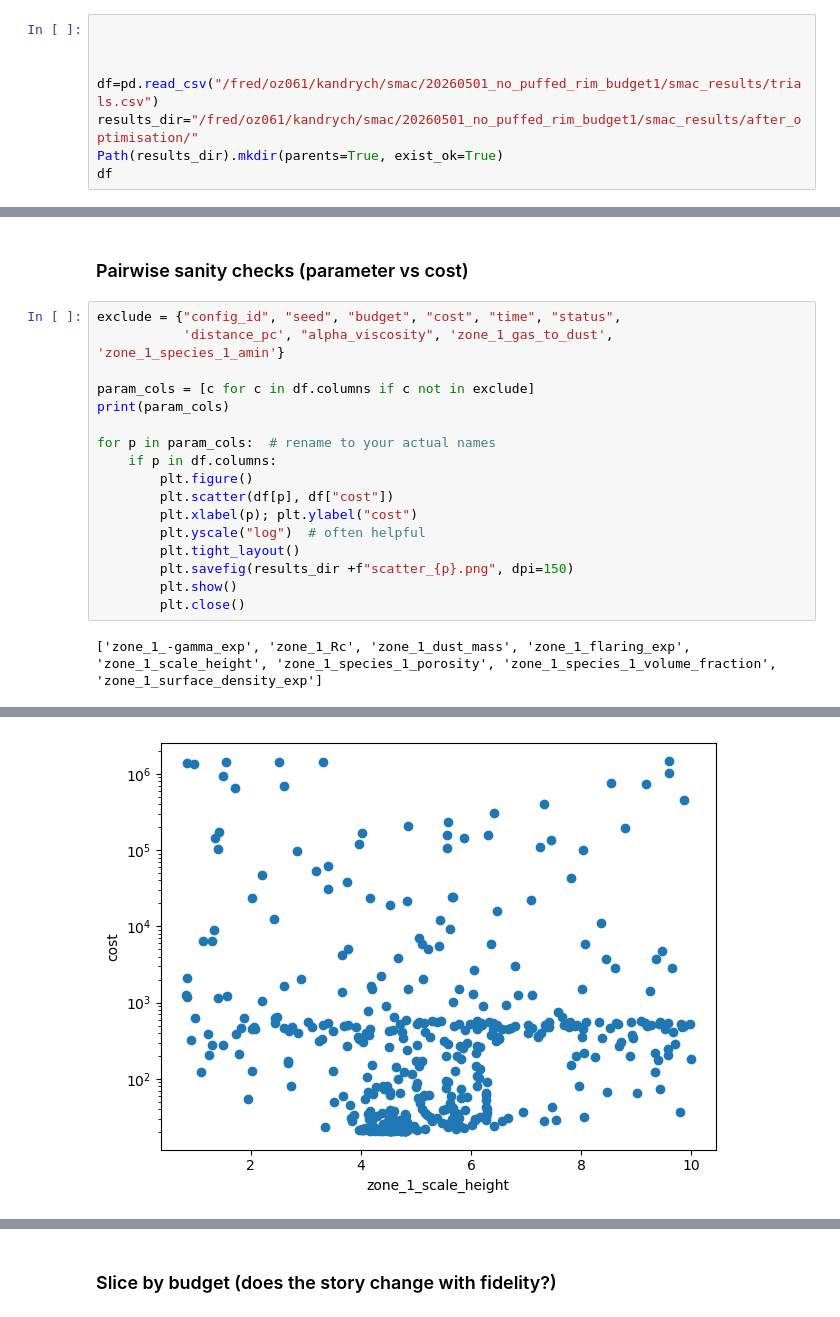
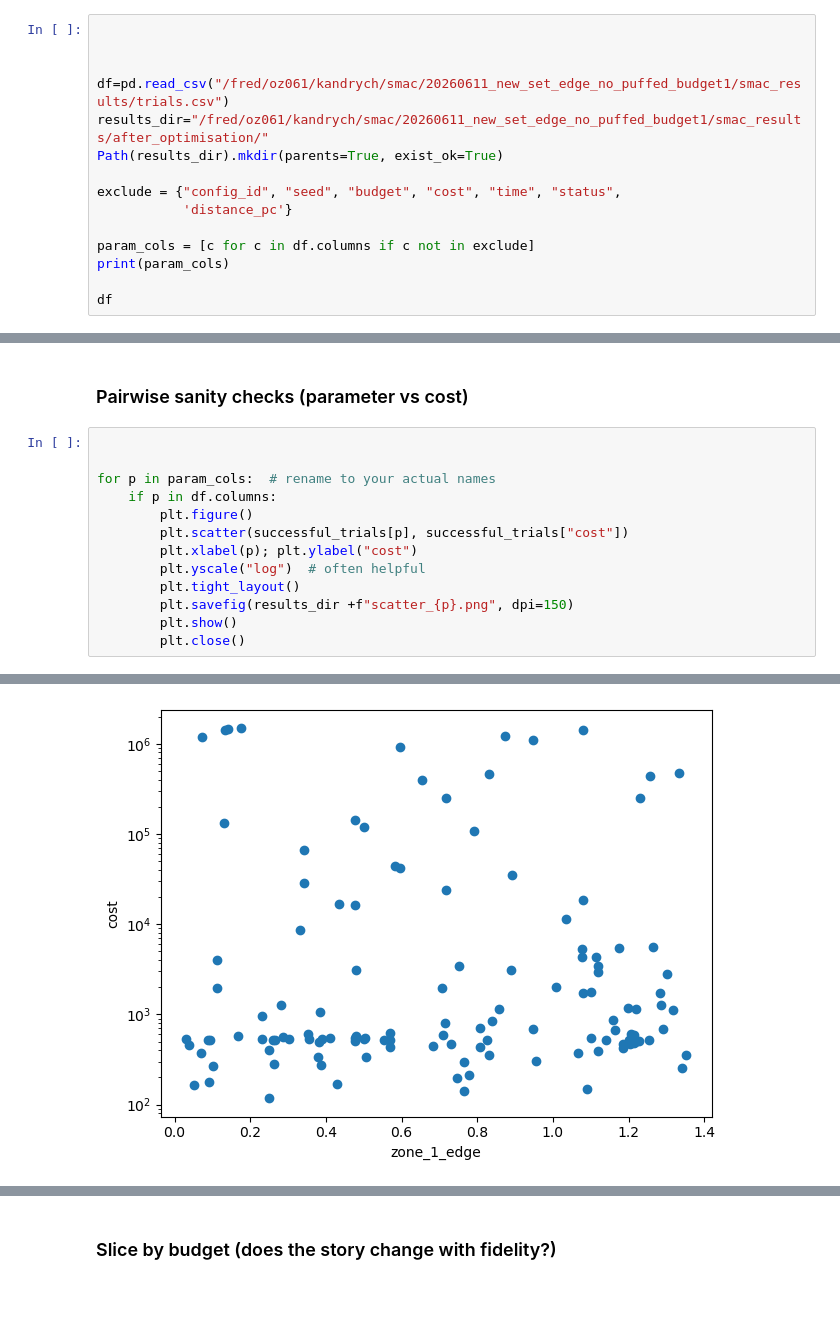
Before and after one commit to kandrych/modelling_optimisation, a Jupyter notebook: scripts/after_optimisation.ipynb, the cells around one changed output, grey strips where cells are left out. Saved outputs shown, nothing was run; the diff lists cells and outputs as text.

Commit message:
Added filtering of crashed values and assessment of crashed vs successful

```diff
--- a/scripts/after_optimisation.ipynb
+++ b/scripts/after_optimisation.ipynb
@@ -22,8 +23,15 @@ backend: module://matplotlib_inline.backend_inline
 
 
 
-df=pd.read_csv("/fred/oz061/kandrych/smac/20260501_no_puffed_rim_budget1/smac_results/trials.csv")
-results_dir="/fred/oz061/kandrych/smac/20260501_no_puffed_rim_budget1/smac_results/after_optimisation/"
+df=pd.read_csv("/fred/oz061/kandrych/smac/20260611_new_set_edge_no_puffed_budget1/smac_results/trials.csv")
+results_dir="/fred/oz061/kandrych/smac/20260611_new_set_edge_no_puffed_budget1/smac_results/after_optimisation/"
 Path(results_dir).mkdir(parents=True, exist_ok=True)
+
+exclude = {"config_id", "seed", "budget", "cost", "time", "status",
+           'distance_pc'}
+
+param_cols = [c for c in df.columns if c not in exclude]
+print(param_cols)
+
 df
 # %% [output]
@@ -58,16 +123,12 @@ Top 5 max budget trials:
 # %% [markdown]
 ### Pairwise sanity checks (parameter vs cost)
 # %%
-exclude = {"config_id", "seed", "budget", "cost", "time", "status",
-           'distance_pc', "alpha_viscosity", 'zone_1_gas_to_dust', 'zone_1_species_1_amin'}
 
-param_cols = [c for c in df.columns if c not in exclude]
-print(param_cols)
 
 for p in param_cols:  # rename to your actual names
     if p in df.columns:
         plt.figure()
-        plt.scatter(df[p], df["cost"])
+        plt.scatter(successful_trials[p], successful_trials["cost"])
         plt.xlabel(p); plt.ylabel("cost")
         plt.yscale("log")  # often helpful
         plt.tight_layout()
@@ -75,4 +136,3 @@ for p in param_cols:  # rename to your actual names
         plt.show()
         plt.close()
 # %% [output]
-['zone_1_-gamma_exp', 'zone_1_Rc', 'zone_1_dust_mass', 'zone_1_flaring_exp', 'zone_1_scale_height', 'zone_1_species_1_porosity', 'zone_1_species_1_volume_fraction', 'zone_1_surface_density_exp']
@@ -83 +143 @@ for p in param_cols:  # rename to your actual names
-[figure, old version]
+[figure, new version]
```
Also changed, not shown: parts of 20 cells of this notebook.
